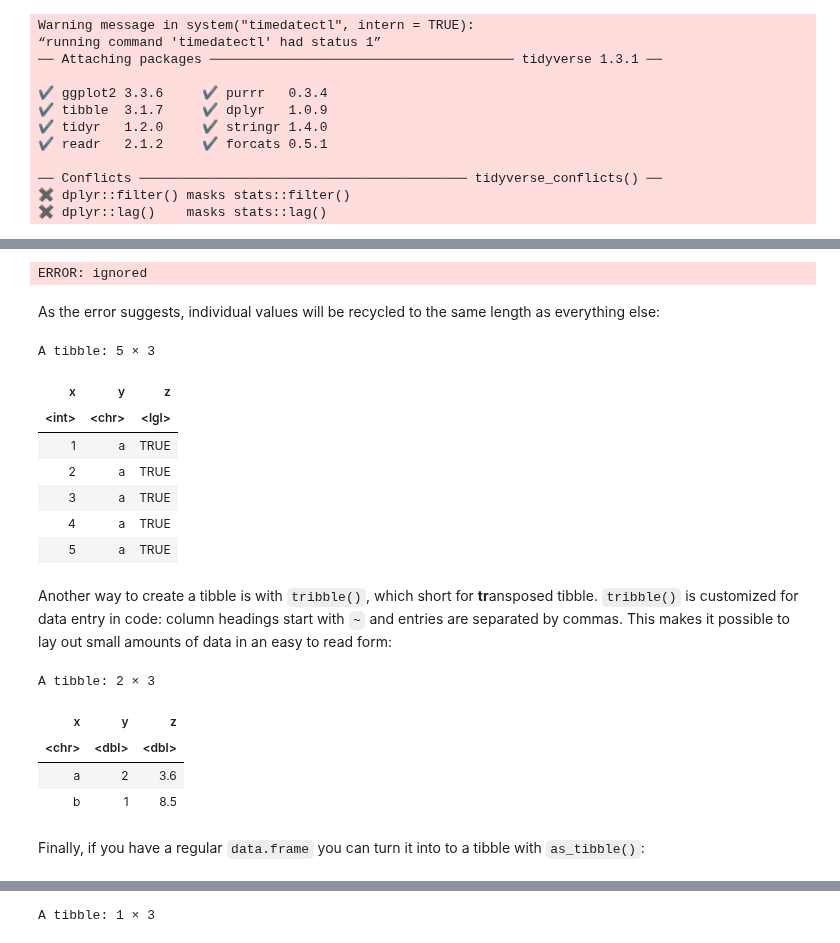
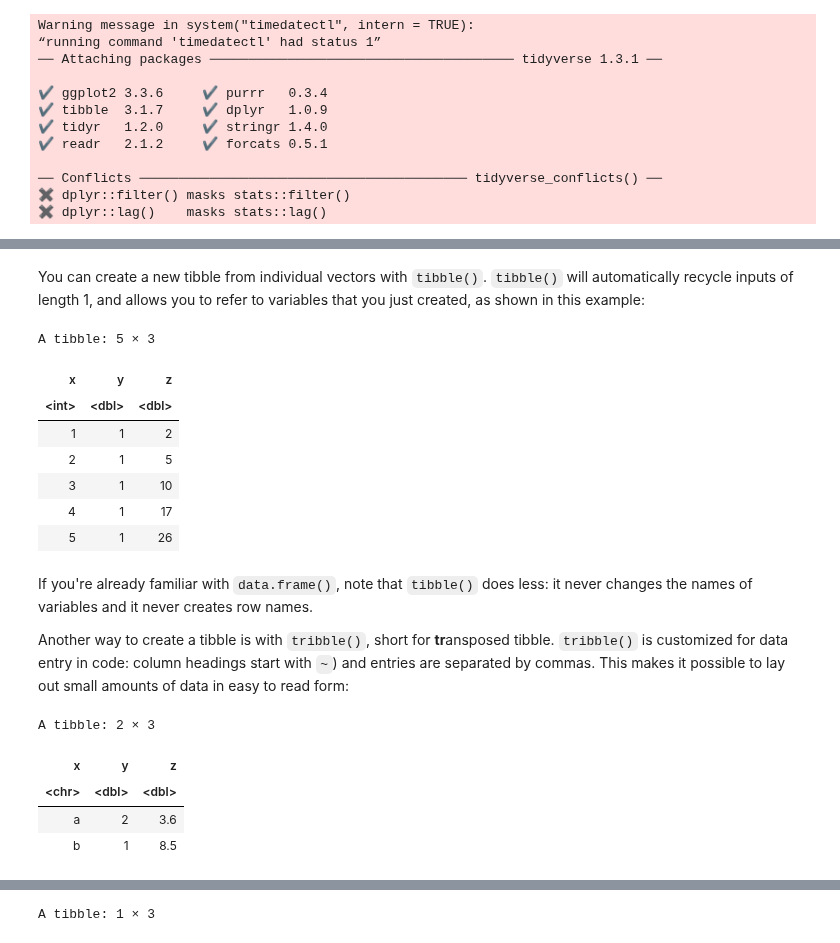
Before and after one commit to fralfaro/r4ds-book, a Jupyter notebook: docs/10_tibbles.ipynb, the cells around one changed output, grey strips where cells are left out. Drawn from its saved outputs; the diff is of its cells as text; code cells hidden in the pictures.

```diff
--- a/docs/10_tibbles.ipynb
+++ b/docs/10_tibbles.ipynb
@@ -41,5 +34,0 @@ If you need to make a tibble "by hand", you can use `tibble()` or `tribble()`.
-# %%
-x <- c(1, 2, 5)
-y <- c("a", "b", "h")
-
-tibble(x, y)
@@ -72,33 +64,29 @@ Every column in a data frame or tibble must be same length, so you'll get an err
+# %% [markdown]
+
+You can create a new tibble from individual vectors with `tibble()`.
+`tibble()` will automatically recycle inputs of length 1, and allows you to refer to variables that you just created, as shown in this example:
 # %%
 tibble(
-  x = c(1, 5),
-  y = c("a", "b", "c")
+  x = 1:5,
+  y = 1,
+  z = x ^ 2 + y
 )
 # %% [output]
-ERROR: ignored
+A tibble: 5 × 3
+| x | y | z |
+| <int> | <dbl> | <dbl> |
+| 1 | 1 | 2 |
+| 2 | 1 | 5 |
+| 3 | 1 | 10 |
+| 4 | 1 | 17 |
+| 5 | 1 | 26 |
-# %% [markdown]
-
-As the error suggests, individual values will be recycled to the same length as everything else:
-# %%
-tibble(
-  x = 1:5,
-  y = "a",
-  z = TRUE
-)
-# %% [output]
-A tibble: 5 × 3
-| x | y | z |
-| <int> | <chr> | <lgl> |
-| 1 | a | TRUE |
-| 2 | a | TRUE |
-| 3 | a | TRUE |
-| 4 | a | TRUE |
-| 5 | a | TRUE |
 # %% [markdown]
 
-Another way to create a tibble is with `tribble()`, which short for **tr**ansposed tibble.
-`tribble()` is customized for data entry in code: column headings start with `~` and entries are separated by commas.
-This makes it possible to lay out small amounts of data in an easy to read form:
+If you're already familiar with `data.frame()`, note that `tibble()` does less: it never changes the names of variables and it never creates row names.
+
+Another way to create a tibble is with `tribble()`, short for **tr**ansposed tibble.
+`tribble()` is customized for data entry in code: column headings start with `~`) and entries are separated by commas.
+This makes it possible to lay out small amounts of data in easy to read form:
 # %%
 tribble(
   ~x, ~y, ~z,
@@ -111,6 +99,3 @@ A tibble: 2 × 3
 | <chr> | <dbl> | <dbl> |
 | a | 2 | 3.6 |
 | b | 1 | 8.5 |
-# %% [markdown]
-
-Finally, if you have a regular `data.frame` you can turn it into to a tibble with `as_tibble()`:
```
Also changed, not shown: parts of 35 cells of this notebook.
